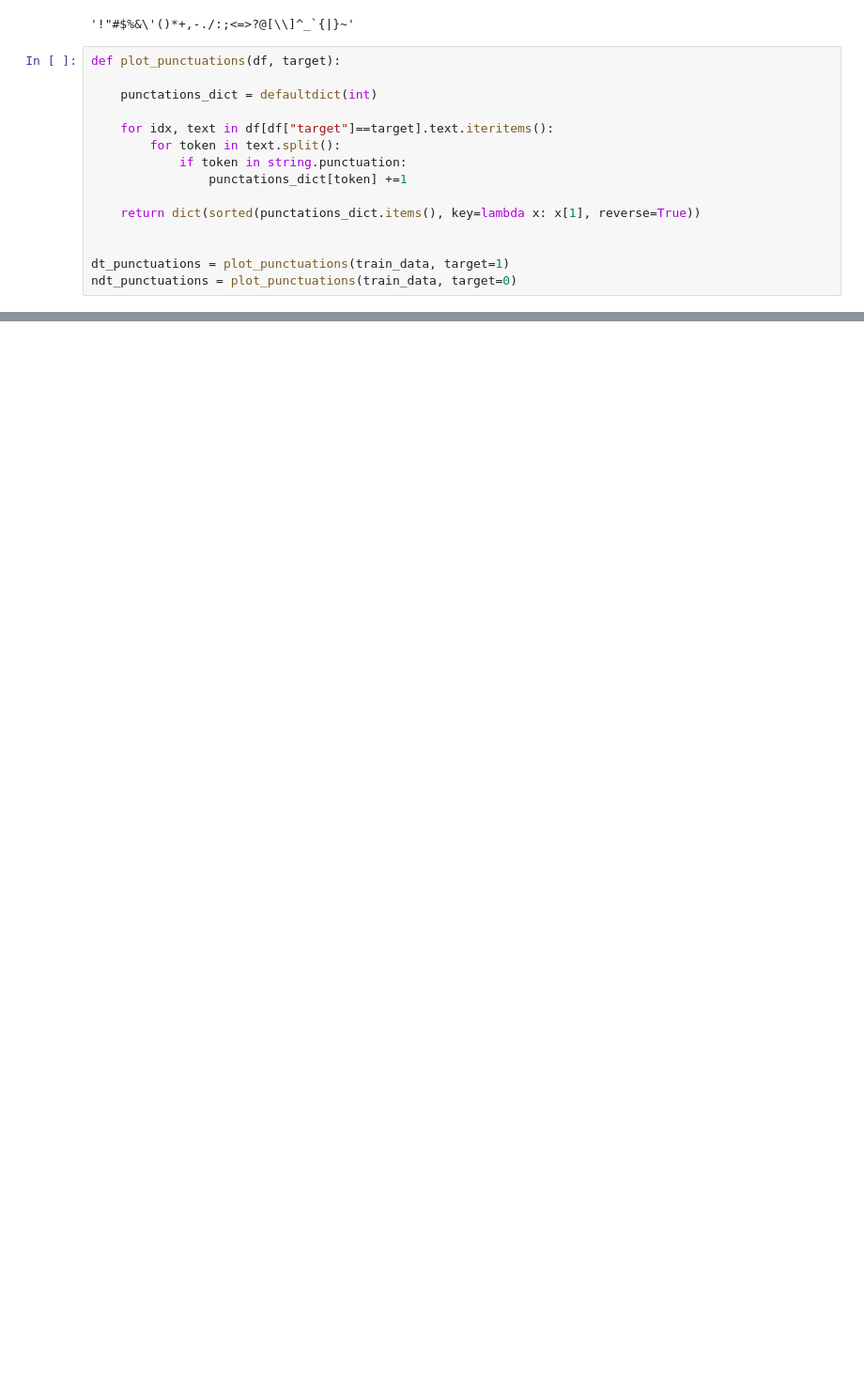
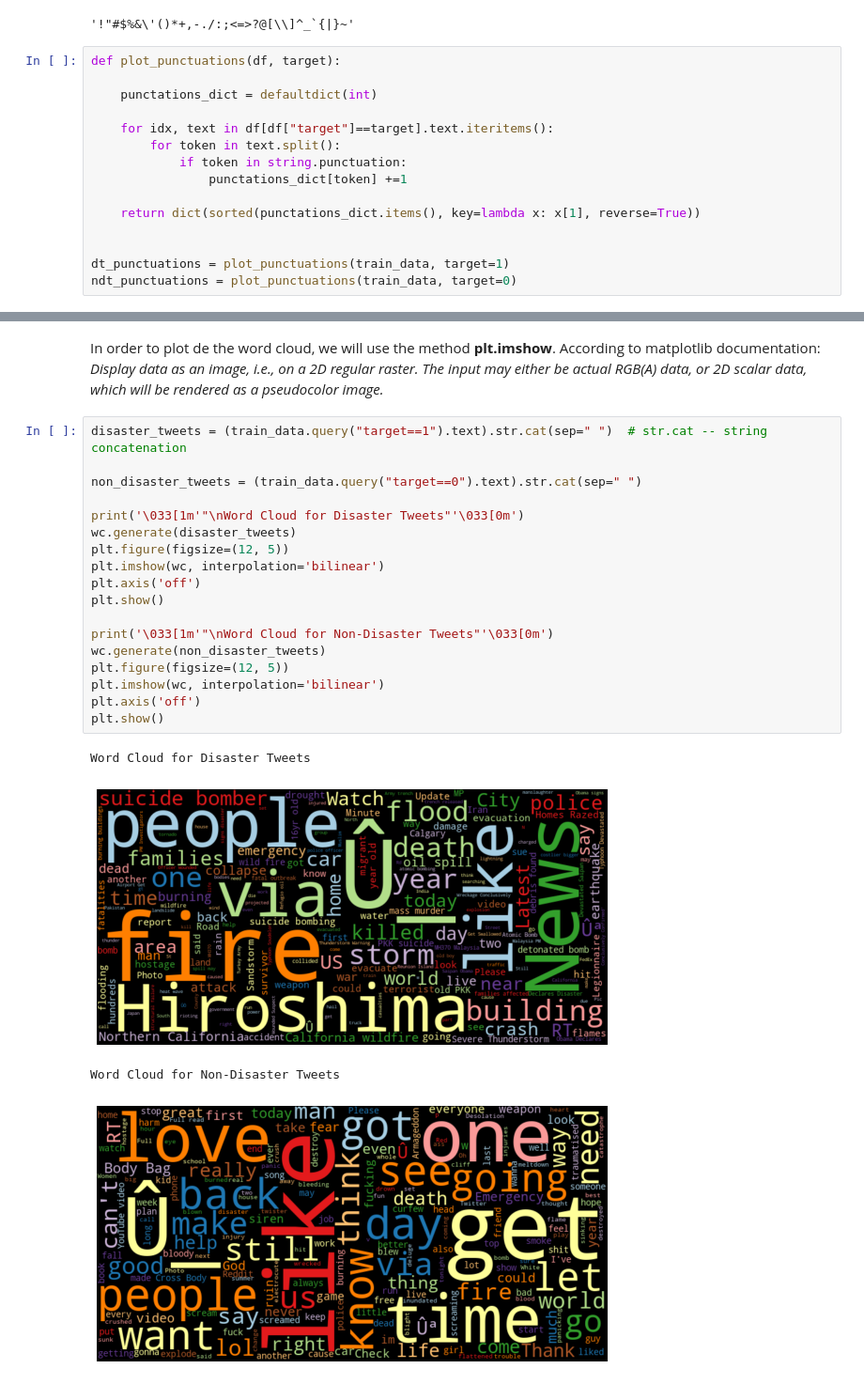
Before and after one commit to raissalohanna/DataLab-FinalProject, a Jupyter notebook: NLP Tweet Disaster.ipynb, the cells around one changed output, grey strips where cells are left out. Shown: that part at 94% size. Cells and saved outputs as stored; diff of their text form; blank space fills up the shorter version.

Commit message:
word cloud atualization

```diff
--- a/NLP Tweet Disaster.ipynb
+++ b/NLP Tweet Disaster.ipynb
@@ -195,0 +199,25 @@ LookupError:
+# %% [markdown]
+In order to plot de the word cloud, we will use the method **plt.imshow**. According to matplotlib documentation: *Display data as an image, i.e., on a 2D regular raster. The input may either be actual RGB(A) data, or 2D scalar data, which will be rendered as a pseudocolor image.*
+# %%
+disaster_tweets = (train_data.query("target==1").text).str.cat(sep=" ")  # str.cat -- string concatenation
+
+non_disaster_tweets = (train_data.query("target==0").text).str.cat(sep=" ")
+
+print('\033[1m'"\nWord Cloud for Disaster Tweets"'\033[0m')
+wc.generate(disaster_tweets)
+plt.figure(figsize=(12, 5))
+plt.imshow(wc, interpolation='bilinear')
+plt.axis('off')
+plt.show()
+
+print('\033[1m'"\nWord Cloud for Non-Disaster Tweets"'\033[0m')
+wc.generate(non_disaster_tweets)
+plt.figure(figsize=(12, 5))
+plt.imshow(wc, interpolation='bilinear')
+plt.axis('off')
+plt.show()
+# %% [output]
+Word Cloud for Disaster Tweets
+[figure, added]
+Word Cloud for Non-Disaster Tweets
+[figure, added]
```
Also changed, not shown: parts of 13 cells of this notebook.
